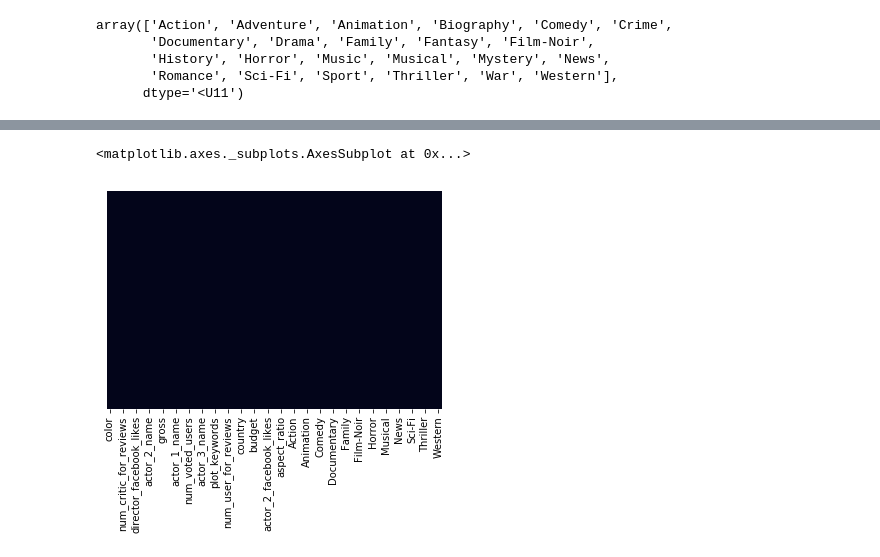
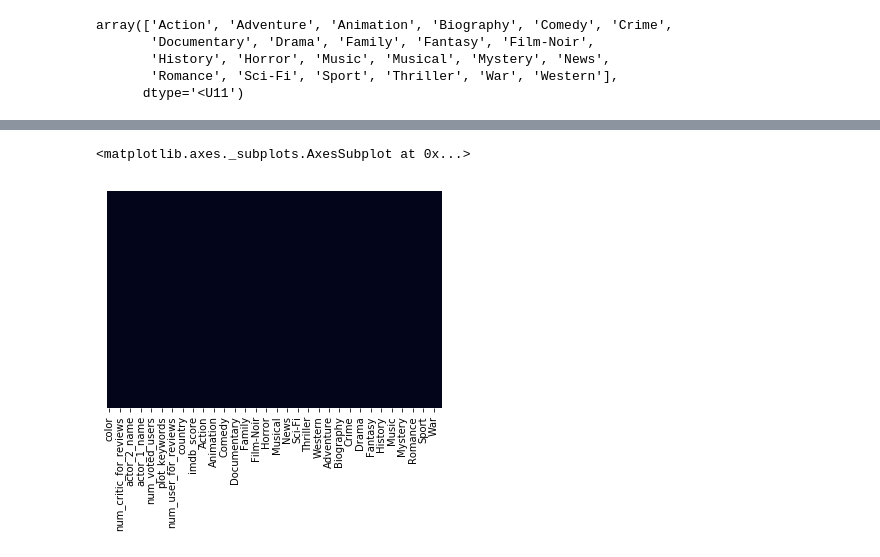
Before and after one commit to Machine-Learning-FGA/imdb_movie_dataset, a Jupyter notebook: pre_processing.ipynb, the cells around one changed output, grey strips where cells are left out. Saved outputs shown, nothing was run; the diff lists cells and outputs as text; code cells hidden in the pictures.

```diff
--- a/pre_processing.ipynb
+++ b/pre_processing.ipynb
@@ -152,5 +156,5 @@ sns.heatmap(dropped_df.corr(),annot=True,cmap=sns.cm.rocket_r)
 # %% [markdown]
 <b>Eliminando colunas que tem correlação abaixo de 25% com a variavel de interesse</b>
 # %%
-df2 = dropped_df.drop(columns=['aspect_ratio','title_year','facenumber_in_poster','director_facebook_likes','actor_3_facebook_likes','actor_1_facebook_likes','gross','cast_total_facebook_likes','actor_2_facebook_likes'])
+df2 = dropped_df.drop(columns=['aspect_ratio','title_year','facenumber_in_poster','director_facebook_likes','actor_3_facebook_likes','actor_1_facebook_likes','gross','cast_total_facebook_likes','actor_2_facebook_likes', 'budget'])
 # %% [markdown]
@@ -185,10 +193,3 @@ array(['Action', 'Adventure', 'Animation', 'Biography', 'Comedy', 'Crime',
        'History', 'Horror', 'Music', 'Musical', 'Mystery', 'News',
        'Romance', 'Sci-Fi', 'Sport', 'Thriller', 'War', 'Western'],
       dtype='<U11')
-# %%
-for x in np.unique(new_list):
-    df2[x] = 0
-# %%
-for i in range(0,5043):
-    for x in df.loc[i,:]['genres']:
-        df2.loc[i,x]= 1
@@ -203,0 +198,4 @@ df2.head()
+# %%
+dummies = pd.DataFrame(pd.Series(df2['genres']).str.get_dummies())
+df3 = pd.concat([df2, dummies], axis = 1)
+df3.head()
@@ -204,5 +209,5 @@ df2.head()
 # %%
-sns.heatmap(dropped_df.isnull(),cbar=False,yticklabels=False)
+sns.heatmap(df3.isnull(),cbar=False,yticklabels=False)
 # %% [output]
 <matplotlib.axes._subplots.AxesSubplot at 0x...>
-[figure, old version]
+[figure, new version]
```
Also changed, not shown: parts of 16 cells of this notebook.
